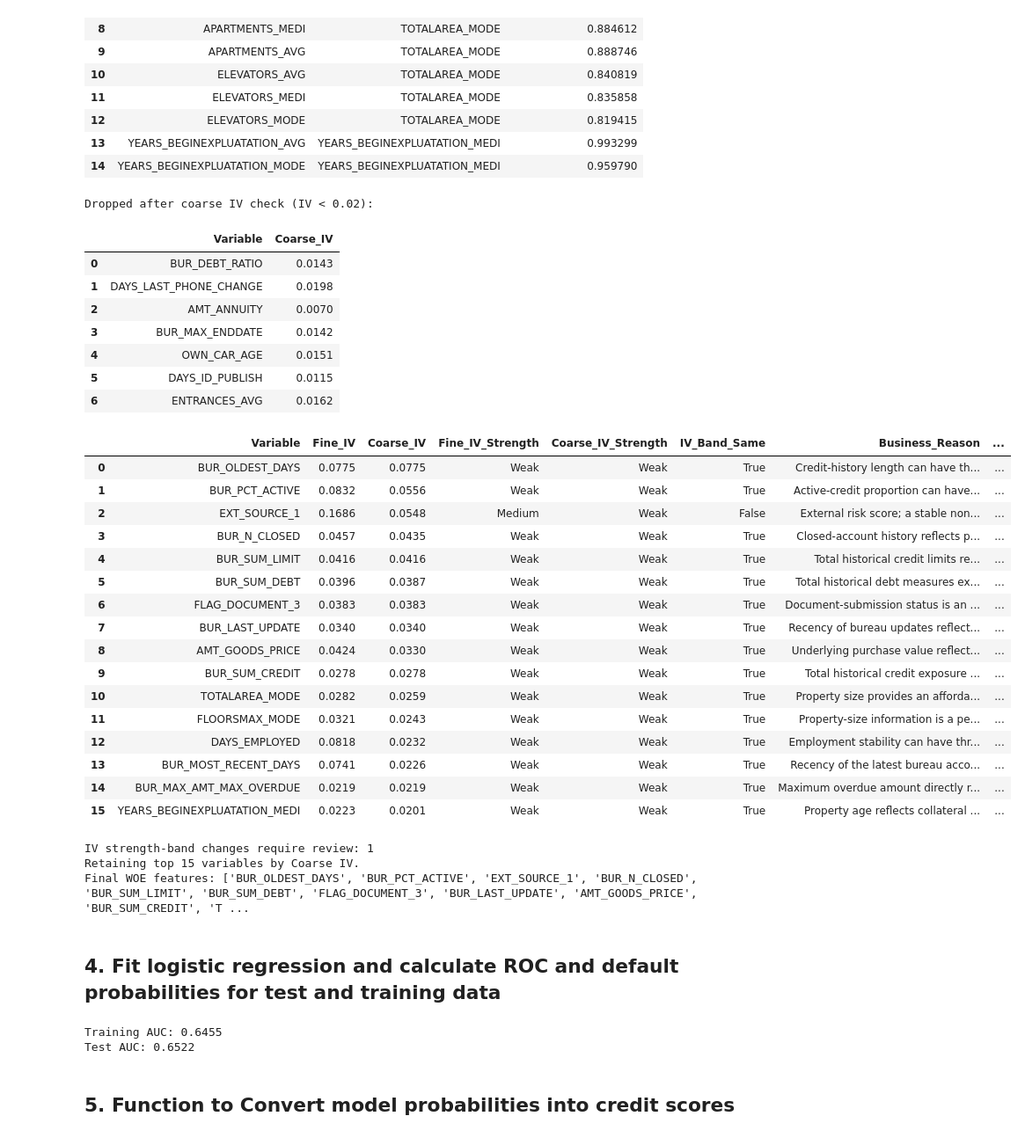
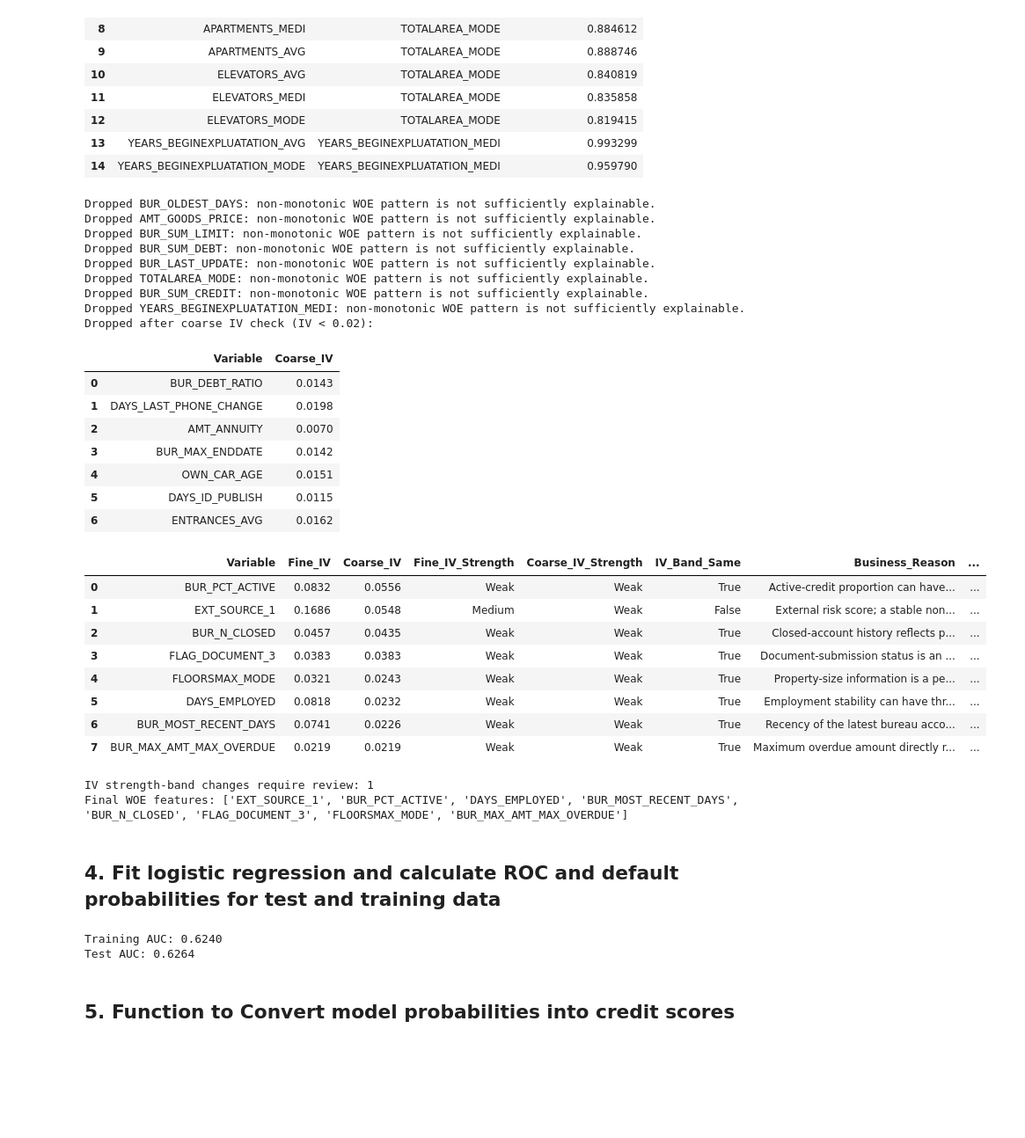
Before and after one commit to raykeat/fin-analytics-proj, a Jupyter notebook: is453_project.ipynb, the cells around one changed output. Shown at 88% size. Saved outputs shown, nothing was run; the diff lists cells and outputs as text; code cells hidden in the pictures; blank space fills up the shorter version.

Commit message:
Removed non monotonic variables

```diff
--- a/is453_project.ipynb
+++ b/is453_project.ipynb
@@ -630,9 +625,11 @@ for feature in final_candidates:
     coarse_strength = iv_strength(coarse_iv)
     iv_band_same = fine_strength == coarse_strength
 
-    # Non-monotonic WOE requires an explicit business rationale.
-    if woe_trend == 'Stable non-monotonic' and feature not in coarse_business_reasons:
-        print(f'Dropped {feature}: non-monotonic WOE lacks a documented business rationale.')
+    # Retain only monotonic or categorical variables. The non-monotonic
+    # candidates were reviewed and did not show a clear, defensible business
+    # shape such as a stable U-shape or threshold effect.
+    if woe_trend == 'Stable non-monotonic':
+        print(f'Dropped {feature}: non-monotonic WOE pattern is not sufficiently explainable.')
         continue
 
     # Apply the standard weak-IV cutoff after final coarse binning.
@@ -661,60 +658,53 @@ for feature in final_candidates:
         'IV_Strength': iv_strength(coarse_iv),
     })
 
 if dropped_coarse_iv:
     print('Dropped after coarse IV check (IV < 0.02):')
     display(pd.DataFrame(dropped_coarse_iv).style.format({'Coarse_IV': '{:.4f}'}))
 if not final_features:
     raise ValueError('No variables passed the final coarse IV check.')
 
 coarse_iv_table = pd.DataFrame(coarse_iv_rows).sort_values('Coarse_IV', ascending=False).reset_index(drop=True)
 display(coarse_iv_table.style.format({
     'Fine_IV': '{:.4f}',
     'Coarse_IV': '{:.4f}',
     'Minimum_Bin_%': '{:.2%}',
 }))
 print('IV strength-band changes require review:', int((~coarse_iv_table['IV_Band_Same']).sum()))
 
-# Keep the strongest accepted variables within the course's 8-15 variable range.
-max_scorecard_features = 15
-if len(final_features) > max_scorecard_features:
-    selected = coarse_iv_table.head(max_scorecard_features)['Variable'].tolist()
-    print(f'Retaining top {max_scorecard_features} variables by Coarse IV.')
-    final_features = selected
-    train_woe = train_woe[final_features]
-    test_woe = test_woe[final_features]
+# The reviewed monotonic/categorical survivors provide the final scorecard
+# variable set within the course's recommended 8-15 variable range.
 print('Final WOE features:', final_features)
 lr = LogisticRegression(solver='liblinear', max_iter=1000, random_state=453)
 # %% [output]
+Dropped BUR_OLDEST_DAYS: non-monotonic WOE pattern is not sufficiently explainable.
+Dropped AMT_GOODS_PRICE: non-monotonic WOE pattern is not sufficiently explainable.
+Dropped BUR_SUM_LIMIT: non-monotonic WOE pattern is not sufficiently explainable.
+Dropped BUR_SUM_DEBT: non-monotonic WOE pattern is not sufficiently explainable.
+Dropped BUR_LAST_UPDATE: non-monotonic WOE pattern is not sufficiently explainable.
+Dropped TOTALAREA_MODE: non-monotonic WOE pattern is not sufficiently explainable.
+Dropped BUR_SUM_CREDIT: non-monotonic WOE pattern is not sufficiently explainable.
+Dropped YEARS_BEGINEXPLUATATION_MEDI: non-monotonic WOE pattern is not sufficiently explainable.
 Dropped after coarse IV check (IV < 0.02):
 |  | Variable | Coarse_IV |
 | 0 | BUR_DEBT_RATIO | 0.0143 |
 | 1 | DAYS_LAST_PHONE_CHANGE | 0.0198 |
 | 2 | AMT_ANNUITY | 0.0070 |
 | 3 | BUR_MAX_ENDDATE | 0.0142 |
 | 4 | OWN_CAR_AGE | 0.0151 |
 | 5 | DAYS_ID_PUBLISH | 0.0115 |
 | 6 | ENTRANCES_AVG | 0.0162 |
 |  | Variable | Fine_IV | Coarse_IV | Fine_IV_Strength | Coarse_IV_Strength | IV_Band_Same | Business_Reason | ... |
-| 0 | BUR_OLDEST_DAYS | 0.0775 | 0.0775 | Weak | Weak | True | Credit-history length can have th... | ... |
-| 1 | BUR_PCT_ACTIVE | 0.0832 | 0.0556 | Weak | Weak | True | Active-credit proportion can have... | ... |
-| 2 | EXT_SOURCE_1 | 0.1686 | 0.0548 | Medium | Weak | False | External risk score; a stable non... | ... |
-| 3 | BUR_N_CLOSED | 0.0457 | 0.0435 | Weak | Weak | True | Closed-account history reflects p... | ... |
-| 4 | BUR_SUM_LIMIT | 0.0416 | 0.0416 | Weak | Weak | True | Total historical credit limits re... | ... |
-| 5 | BUR_SUM_DEBT | 0.0396 | 0.0387 | Weak | Weak | True | Total historical debt measures ex... | ... |
-| 6 | FLAG_DOCUMENT_3 | 0.0383 | 0.0383 | Weak | Weak | True | Document-submission status is an ... | ... |
-| 7 | BUR_LAST_UPDATE | 0.0340 | 0.0340 | Weak | Weak | True | Recency of bureau updates reflect... | ... |
-| 8 | AMT_GOODS_PRICE | 0.0424 | 0.0330 | Weak | Weak | True | Underlying purchase value reflect... | ... |
-| 9 | BUR_SUM_CREDIT | 0.0278 | 0.0278 | Weak | Weak | True | Total historical credit exposure ... | ... |
-| 10 | TOTALAREA_MODE | 0.0282 | 0.0259 | Weak | Weak | True | Property size provides an afforda... | ... |
-| 11 | FLOORSMAX_MODE | 0.0321 | 0.0243 | Weak | Weak | True | Property-size information is a pe... | ... |
-| 12 | DAYS_EMPLOYED | 0.0818 | 0.0232 | Weak | Weak | True | Employment stability can have thr... | ... |
-| 13 | BUR_MOST_RECENT_DAYS | 0.0741 | 0.0226 | Weak | Weak | True | Recency of the latest bureau acco... | ... |
-| 14 | BUR_MAX_AMT_MAX_OVERDUE | 0.0219 | 0.0219 | Weak | Weak | True | Maximum overdue amount directly r... | ... |
-| 15 | YEARS_BEGINEXPLUATATION_MEDI | 0.0223 | 0.0201 | Weak | Weak | True | Property age reflects collateral ... | ... |
+| 0 | BUR_PCT_ACTIVE | 0.0832 | 0.0556 | Weak | Weak | True | Active-credit proportion can have... | ... |
+| 1 | EXT_SOURCE_1 | 0.1686 | 0.0548 | Medium | Weak | False | External risk score; a stable non... | ... |
+| 2 | BUR_N_CLOSED | 0.0457 | 0.0435 | Weak | Weak | True | Closed-account history reflects p... | ... |
+| 3 | FLAG_DOCUMENT_3 | 0.0383 | 0.0383 | Weak | Weak | True | Document-submission status is an ... | ... |
+| 4 | FLOORSMAX_MODE | 0.0321 | 0.0243 | Weak | Weak | True | Property-size information is a pe... | ... |
+| 5 | DAYS_EMPLOYED | 0.0818 | 0.0232 | Weak | Weak | True | Employment stability can have thr... | ... |
+| 6 | BUR_MOST_RECENT_DAYS | 0.0741 | 0.0226 | Weak | Weak | True | Recency of the latest bureau acco... | ... |
+| 7 | BUR_MAX_AMT_MAX_OVERDUE | 0.0219 | 0.0219 | Weak | Weak | True | Maximum overdue amount directly r... | ... |
 IV strength-band changes require review: 1
-Retaining top 15 variables by Coarse IV.
-Final WOE features: ['BUR_OLDEST_DAYS', 'BUR_PCT_ACTIVE', 'EXT_SOURCE_1', 'BUR_N_CLOSED', 'BUR_SUM_LIMIT', 'BUR_SUM_DEBT', 'FLAG_DOCUMENT_3', 'BUR_LAST_UPDATE', 'AMT_GOODS_PRICE', 'BUR_SUM_CREDIT', 'T ...
+Final WOE features: ['EXT_SOURCE_1', 'BUR_PCT_ACTIVE', 'DAYS_EMPLOYED', 'BUR_MOST_RECENT_DAYS', 'BUR_N_CLOSED', 'FLAG_DOCUMENT_3', 'FLOORSMAX_MODE', 'BUR_MAX_AMT_MAX_OVERDUE']
 # %% [markdown]
 ## 4. Fit logistic regression and calculate ROC and default probabilities for test and training data
 # %%
@@ -728,8 +718,8 @@ print(f'Training AUC: {train_auc:.4f}')
 print(f'Test AUC: {test_auc:.4f}')
 base_score, base_good_bad_odds, points_to_double_odds = 600, 19, 20
 # %% [output]
-Training AUC: 0.6455
-Test AUC: 0.6522
+Training AUC: 0.6240
+Test AUC: 0.6264
 # %% [markdown]
 ## 5. Function to Convert model probabilities into credit scores
 # %%
```
Also changed, not shown: parts of 5 cells of this notebook.
